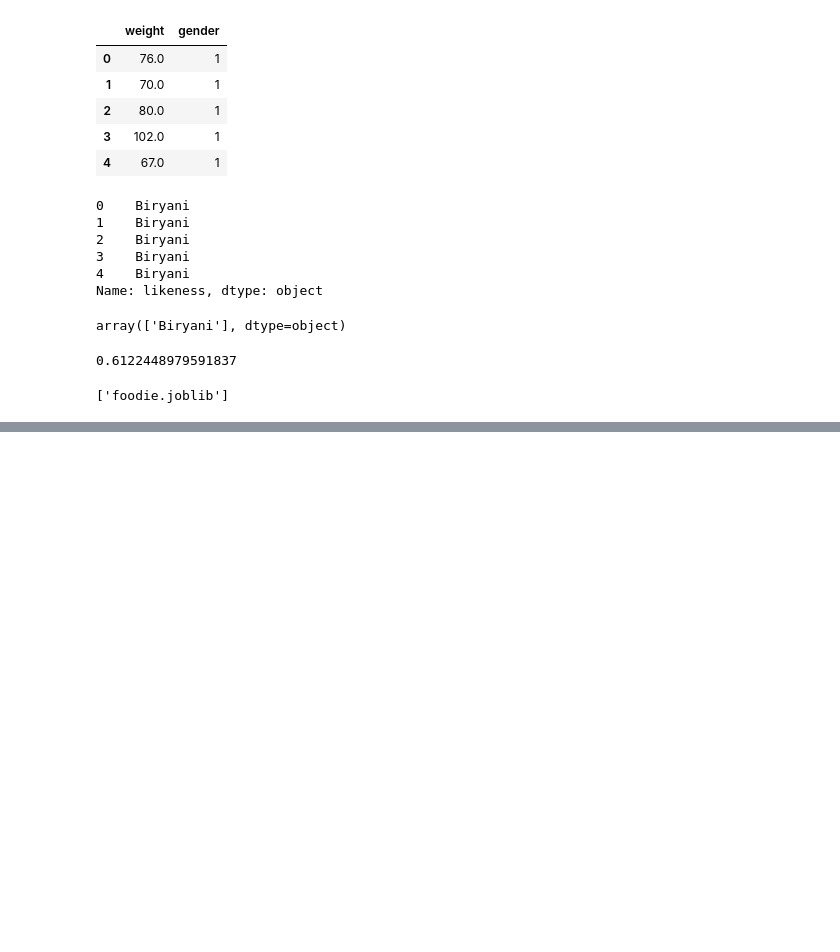
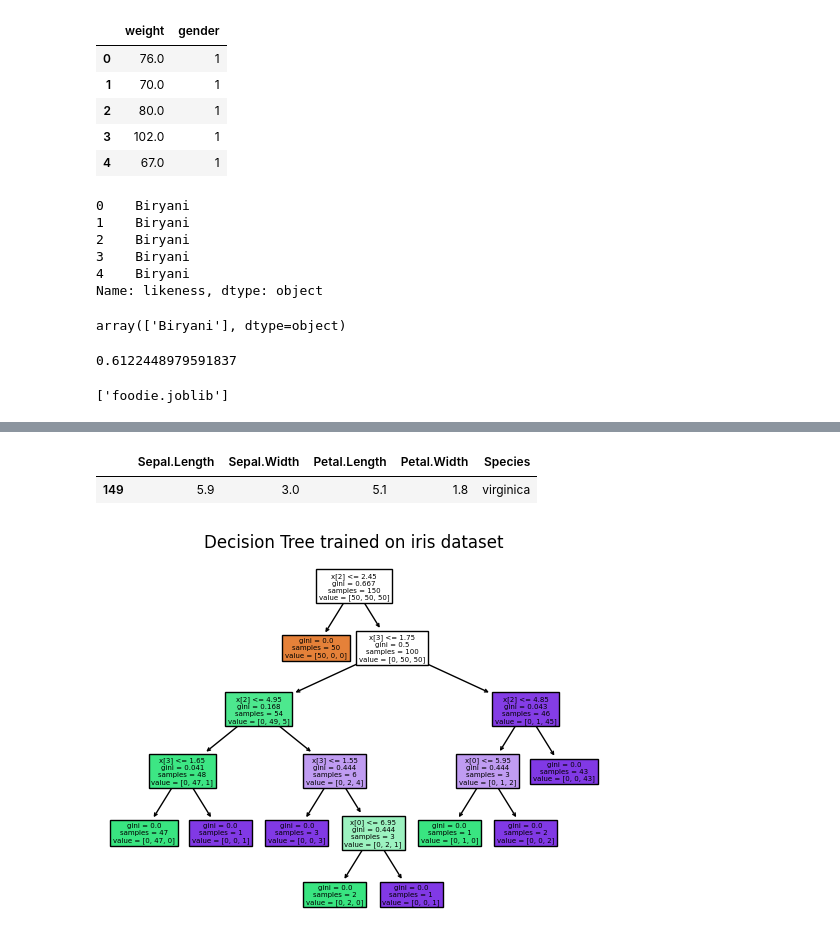
Before and after one commit to HS92HS/Decision_Tree_Classifier, a Jupyter notebook: decision_tree.ipynb, the cells around one changed output, grey strips where cells are left out. Drawn from its saved outputs; the diff is of its cells as text; code cells hidden in the pictures; blank space fills up the shorter version.

```diff
--- a/decision_tree.ipynb
+++ b/decision_tree.ipynb
@@ -114,0 +117,6 @@ tree.export_graphviz(model,out_file = 'foodie.dot',
+# %%
+import pandas as pd
+import numpy as np
+
+data = pd.read_csv('iris.csv')
+data.head()
@@ -114,0 +130,3 @@ tree.export_graphviz(model,out_file = 'foodie.dot',
+# %%
+X = data.iloc[ : ,:-1]
+y = data.iloc[ : ,-1:]
@@ -114,0 +142,16 @@ tree.export_graphviz(model,out_file = 'foodie.dot',
+# %%
+y.head()
+# %% [output]
+|  | Sepal.Length | Sepal.Width | Petal.Length | Petal.Width | Species |
+| 149 | 5.9 | 3.0 | 5.1 | 1.8 | virginica |
+# %%
+from sklearn.tree import DecisionTreeClassifier
+from sklearn.tree import plot_tree
+import matplotlib.pyplot as plt
+
+model = DecisionTreeClassifier().fit(X,y)
+plot_tree(model,filled = True)
+plt.title("Decision Tree trained on iris dataset")
+plt.show()
+# %% [output]
+[figure, added]
```
Also changed, not shown: parts of 4 cells of this notebook, 1 other file.
